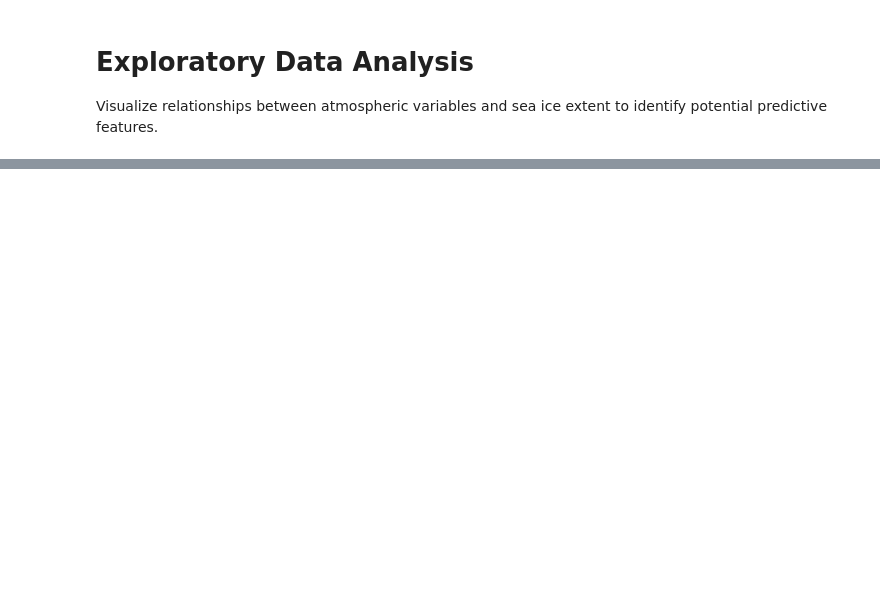
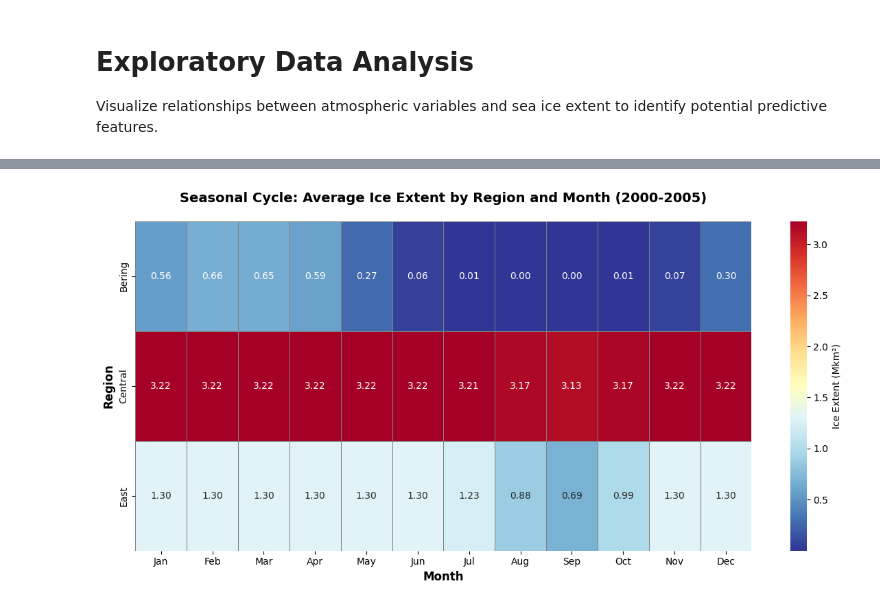
Before and after one commit to CatraMyBeloved/arctic-ice-extent, a Jupyter notebook: notebooks/02_EDA.ipynb, the cells around one changed output, grey strips where cells are left out. Saved outputs shown, nothing was run; the diff lists cells and outputs as text; code cells hidden in the pictures; blank space fills up the shorter version.

```diff
--- a/notebooks/02_EDA.ipynb
+++ b/notebooks/02_EDA.ipynb
@@ -77,0 +50,38 @@ plt.show()
+# %%
+# Create seasonal cycle heatmap
+# Extract month from date for seasonal analysis
+full_data['month'] = full_data['date'].dt.month
+full_data['month_name'] = full_data['date'].dt.strftime('%b')
+
+# Calculate average ice extent by region and month
+seasonal_pivot = full_data.groupby(['region', 'month', 'month_name'])['extent_mkm2'].mean().reset_index()
+seasonal_matrix = seasonal_pivot.pivot(index='region', columns='month', values='extent_mkm2')
+
+# Create the heatmap
+fig, ax = plt.subplots(figsize=(12, 6))
+sns.heatmap(
+    seasonal_matrix,
+    annot=True,
+    fmt='.2f',
+    cmap='RdYlBu_r',  # Red (low ice) to Blue (high ice)
+    cbar_kws={'label': 'Ice Extent (Mkm²)'},
+    linewidths=0.5,
+    linecolor='gray',
+    ax=ax
+)
+
+# Customize appearance
+ax.set_title('Seasonal Cycle: Average Ice Extent by Region and Month (2000-2005)',
+             fontsize=14, fontweight='bold', pad=20)
+ax.set_xlabel('Month', fontsize=12, fontweight='bold')
+ax.set_ylabel('Region', fontsize=12, fontweight='bold')
+
+# Set month labels to abbreviated names
+month_labels = ['Jan', 'Feb', 'Mar', 'Apr', 'May', 'Jun',
+                'Jul', 'Aug', 'Sep', 'Oct', 'Nov', 'Dec']
+ax.set_xticklabels(month_labels, rotation=0)
+
+plt.tight_layout()
+plt.show()
+# %% [output]
+[figure, added]
```
Also changed, not shown: parts of 8 cells of this notebook, 5 other files.
